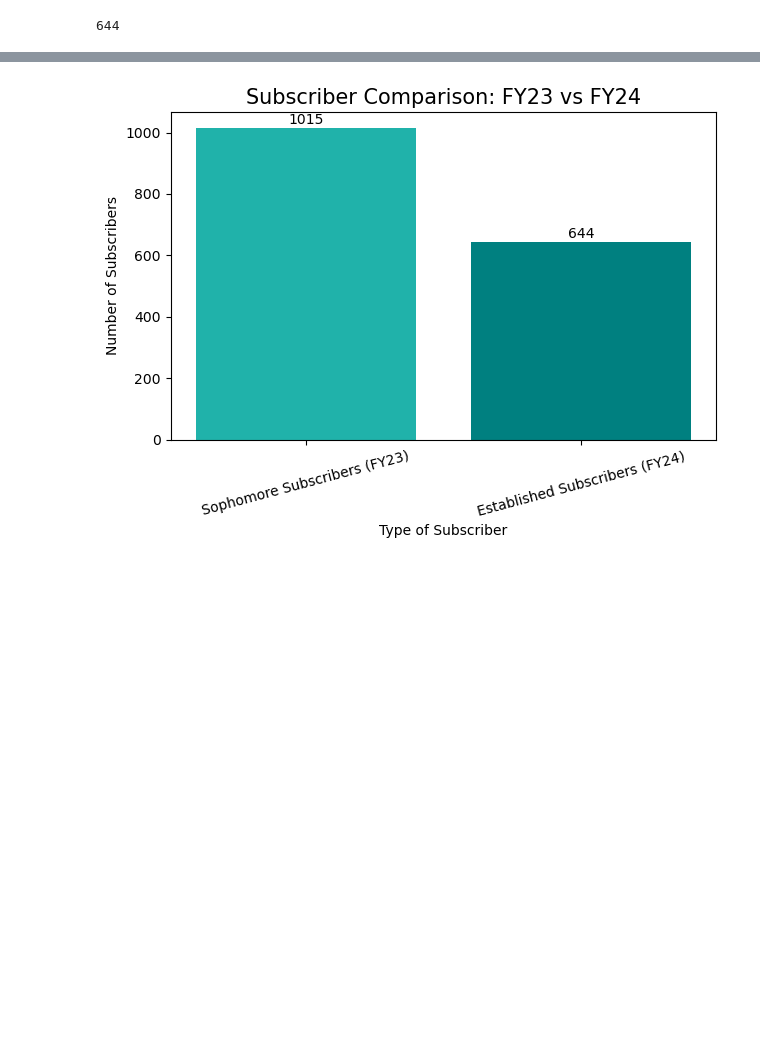
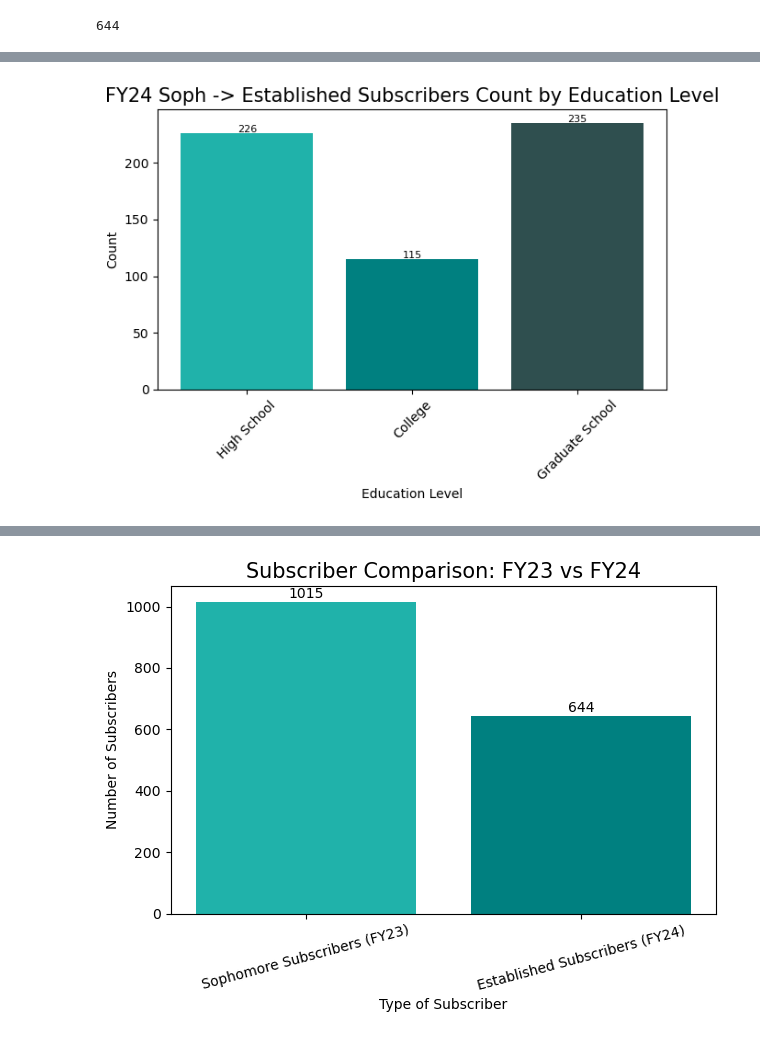
Before and after one commit to gabriela-ilinca/ASO, a Jupyter notebook: briana_workbook.ipynb, the cells around one changed output, grey strips where cells are left out. Cells and saved outputs as stored; diff of their text form; code cells hidden in the pictures; blank space fills up the shorter version.

```diff
--- a/briana_workbook.ipynb
+++ b/briana_workbook.ipynb
@@ -88,0 +128,19 @@ print(count_match)
+# %%
+edu_counts = estabfromsoph24.groupby('education')['ticket_type'].count()
+
+order = ['High School', 'College', 'Graduate School']
+edu_counts = edu_counts.reindex(order)
+
+plt.bar(edu_counts.index, edu_counts.values, color=['lightseagreen', 'teal', 'darkslategray'])
+plt.title('FY24 Soph -> Established Subscribers Count by Education Level', fontsize = 15)
+plt.xlabel('Education Level')
+plt.ylabel('Count')
+plt.xticks(rotation=45)
+
+for i, value in enumerate(edu_counts.values):
+    plt.text(i, value + 1, str(value), ha='center', va='baseline', fontsize=8)
+
+plt.tight_layout()
+plt.show()
+# %% [output]
+[figure, added]
```
Also changed, not shown: parts of 9 cells of this notebook.
